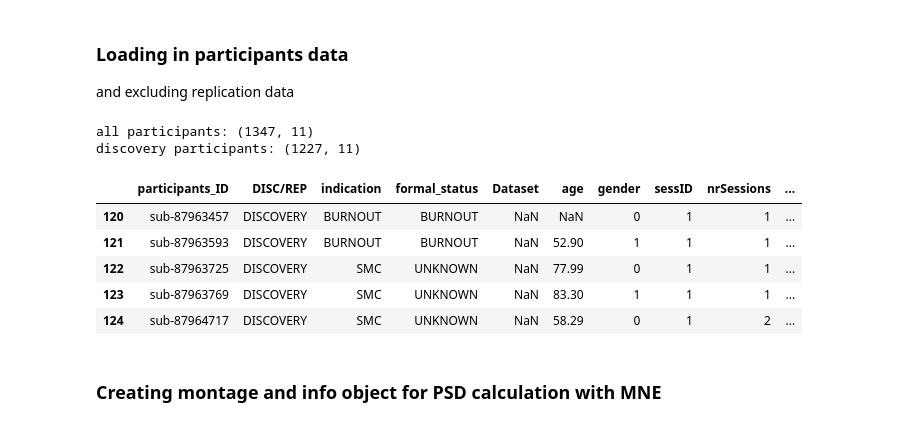
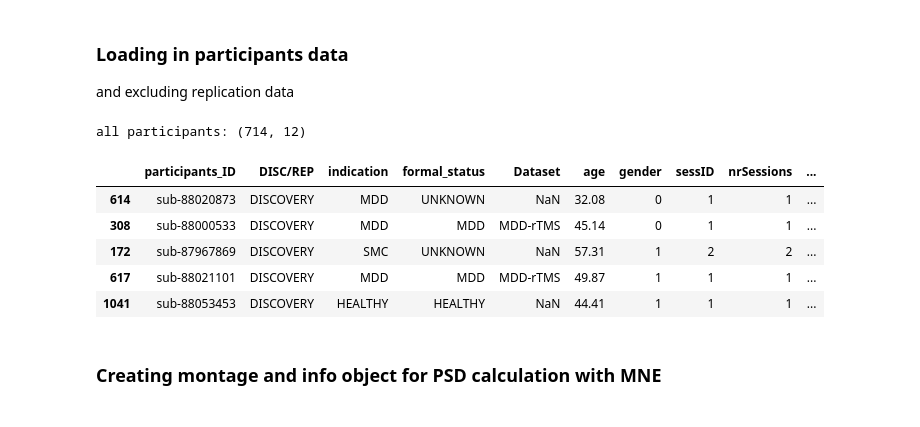
Before and after one commit to TSmolders/Internship_EEG, a Jupyter notebook: 2_feature_extraction.ipynb, the cells around one changed output. Saved outputs shown, nothing was run; the diff lists cells and outputs as text; code cells hidden in the pictures.

```diff
--- a/2_feature_extraction.ipynb
+++ b/2_feature_extraction.ipynb
@@ -22,18 +22,15 @@ and excluding replication data
 # %%
 df_participants = pd.read_pickle('D:\Documents\RU\Master_Neurobiology\Internship_jaar_2\Project\TD-BRAIN\TDBRAIN_participants_V2_data\df_participants.pkl')
 print(f'all participants: {df_participants.shape}')
-df_participants = df_participants[df_participants['DISC/REP'] == 'DISCOVERY'] # select the discovery group
-print(f'discovery participants: {df_participants.shape}')
-df_participants.head(5)
+df_participants.sample(5)
 # %% [output]
-all participants: (1347, 11)
-discovery participants: (1227, 11)
+all participants: (714, 12)
 |  | participants_ID | DISC/REP | indication | formal_status | Dataset | age | gender | sessID | nrSessions | ... |
-| 120 | sub-87963457 | DISCOVERY | BURNOUT | BURNOUT | NaN | NaN | 0 | 1 | 1 | ... |
-| 121 | sub-87963593 | DISCOVERY | BURNOUT | BURNOUT | NaN | 52.90 | 1 | 1 | 1 | ... |
-| 122 | sub-87963725 | DISCOVERY | SMC | UNKNOWN | NaN | 77.99 | 0 | 1 | 1 | ... |
-| 123 | sub-87963769 | DISCOVERY | SMC | UNKNOWN | NaN | 83.30 | 1 | 1 | 1 | ... |
-| 124 | sub-87964717 | DISCOVERY | SMC | UNKNOWN | NaN | 58.29 | 0 | 1 | 2 | ... |
+| 614 | sub-88020873 | DISCOVERY | MDD | UNKNOWN | NaN | 32.08 | 0 | 1 | 1 | ... |
+| 308 | sub-88000533 | DISCOVERY | MDD | MDD | MDD-rTMS | 45.14 | 0 | 1 | 1 | ... |
+| 172 | sub-87967869 | DISCOVERY | SMC | UNKNOWN | NaN | 57.31 | 1 | 2 | 2 | ... |
+| 617 | sub-88021101 | DISCOVERY | MDD | MDD | MDD-rTMS | 49.87 | 1 | 1 | 1 | ... |
+| 1041 | sub-88053453 | DISCOVERY | HEALTHY | HEALTHY | NaN | 44.41 | 1 | 1 | 1 | ... |
 # %% [markdown]
 ### Creating montage and info object for PSD calculation with MNE
 # %%
```
Also changed, not shown: parts of 5 cells of this notebook, 5 other files.
